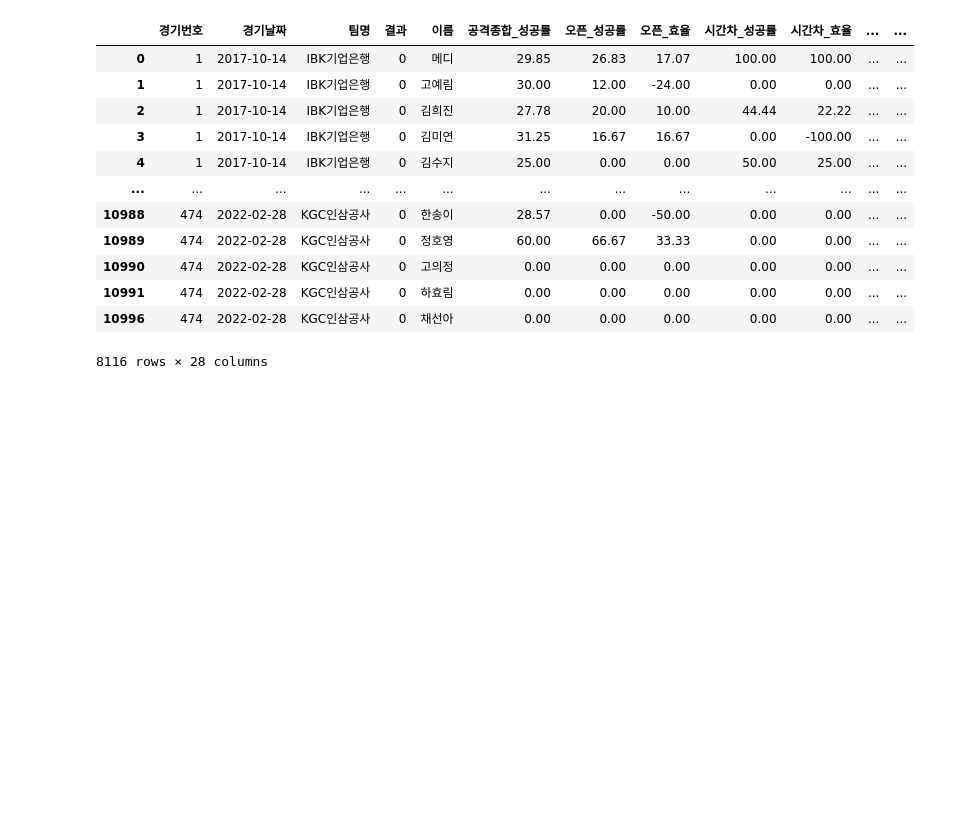
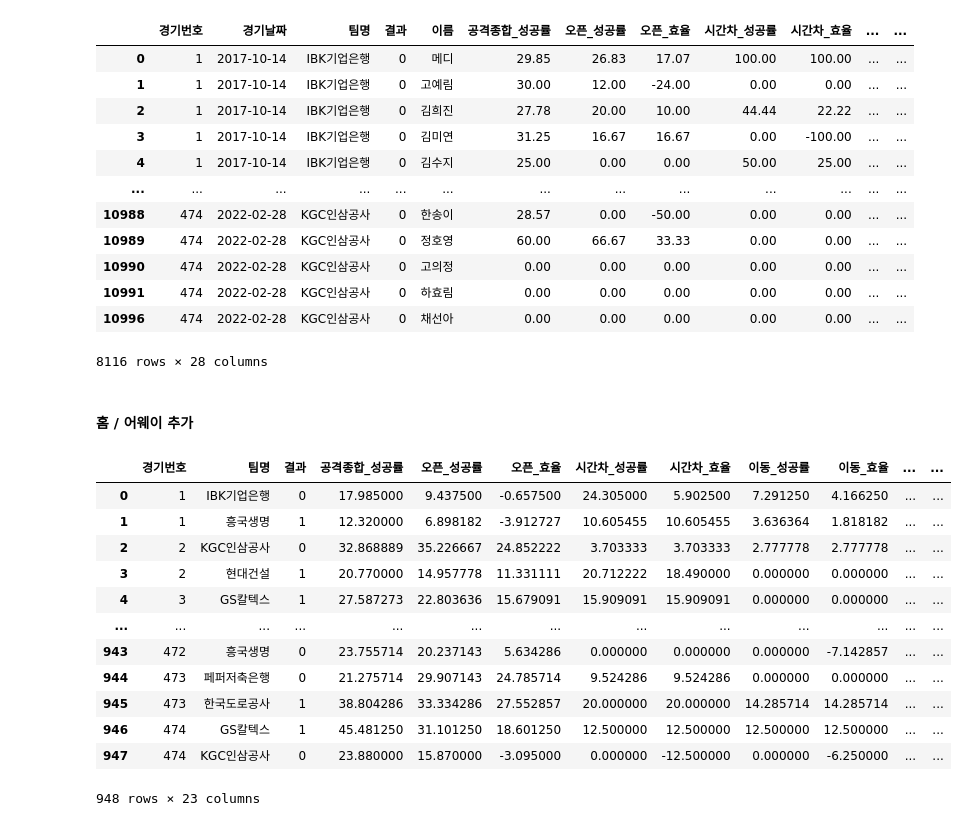
Before and after one commit to KB-IT-s-your-life/02_-, a Jupyter notebook: 공격,수비 지표 추가 나머지 드랍.ipynb, the cells around one changed output. Drawn from its saved outputs; the diff is of its cells as text; code cells hidden in the pictures; blank space fills up the shorter version.

```diff
--- a/공격,수비 지표 추가 나머지 드랍.ipynb
+++ b/공격,수비 지표 추가 나머지 드랍.ipynb
@@ -360,3 +360,27 @@ df_sub
 | 10991 | 474 | 2022-02-28 | KGC인삼공사 | 0 | 하효림 | 0.00 | 0.00 | 0.00 | 0.00 | 0.00 | ... | ... |
 | 10996 | 474 | 2022-02-28 | KGC인삼공사 | 0 | 채선아 | 0.00 | 0.00 | 0.00 | 0.00 | 0.00 | ... | ... |
 8116 rows × 28 columns
+# %% [markdown]
+#### 홈 / 어웨이 추가
+# %%
+# 경기 번호, 팀명, 결과에 따른 팀원 전체의 평균 성공률, 효율
+temp = df_sub.groupby(['경기번호', '팀명', '결과']).mean()
+
+# 팀원 전체에 대한 평균으로 진행하므로 득점점유율과, 스타팅멤버 컬럼 제거
+temp.drop(['득점점유율', '스타팅멤버'], 1, inplace=True)
+temp.reset_index(inplace=True)
+temp
+# %% [output]
+|  | 경기번호 | 팀명 | 결과 | 공격종합_성공률 | 오픈_성공률 | 오픈_효율 | 시간차_성공률 | 시간차_효율 | 이동_성공률 | 이동_효율 | ... | ... |
+| 0 | 1 | IBK기업은행 | 0 | 17.985000 | 9.437500 | -0.657500 | 24.305000 | 5.902500 | 7.291250 | 4.166250 | ... | ... |
+| 1 | 1 | 흥국생명 | 1 | 12.320000 | 6.898182 | -3.912727 | 10.605455 | 10.605455 | 3.636364 | 1.818182 | ... | ... |
+| 2 | 2 | KGC인삼공사 | 0 | 32.868889 | 35.226667 | 24.852222 | 3.703333 | 3.703333 | 2.777778 | 2.777778 | ... | ... |
+| 3 | 2 | 현대건설 | 1 | 20.770000 | 14.957778 | 11.331111 | 20.712222 | 18.490000 | 0.000000 | 0.000000 | ... | ... |
+| 4 | 3 | GS칼텍스 | 1 | 27.587273 | 22.803636 | 15.679091 | 15.909091 | 15.909091 | 0.000000 | 0.000000 | ... | ... |
+| ... | ... | ... | ... | ... | ... | ... | ... | ... | ... | ... | ... | ... |
+| 943 | 472 | 흥국생명 | 0 | 23.755714 | 20.237143 | 5.634286 | 0.000000 | 0.000000 | 0.000000 | -7.142857 | ... | ... |
+| 944 | 473 | 페퍼저축은행 | 0 | 21.275714 | 29.907143 | 24.785714 | 9.524286 | 9.524286 | 0.000000 | 0.000000 | ... | ... |
+| 945 | 473 | 한국도로공사 | 1 | 38.804286 | 33.334286 | 27.552857 | 20.000000 | 20.000000 | 14.285714 | 14.285714 | ... | ... |
+| 946 | 474 | GS칼텍스 | 1 | 45.481250 | 31.101250 | 18.601250 | 12.500000 | 12.500000 | 12.500000 | 12.500000 | ... | ... |
+| 947 | 474 | KGC인삼공사 | 0 | 23.880000 | 15.870000 | -3.095000 | 0.000000 | -12.500000 | 0.000000 | -6.250000 | ... | ... |
+948 rows × 23 columns
```
Also changed, not shown: parts of 1 cell of this notebook.
